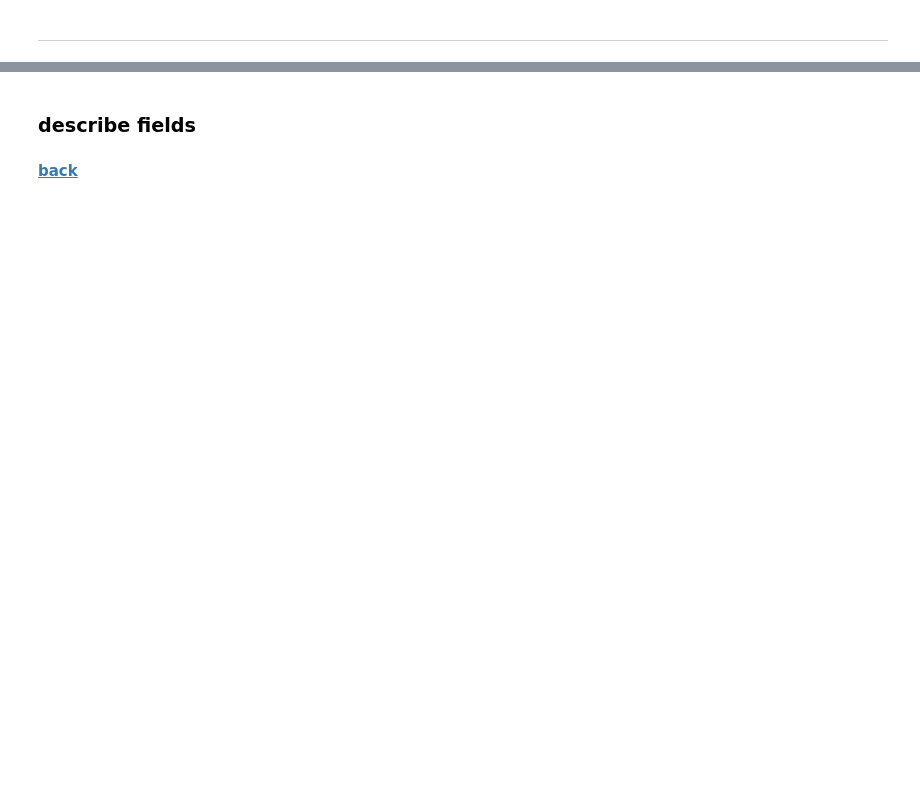
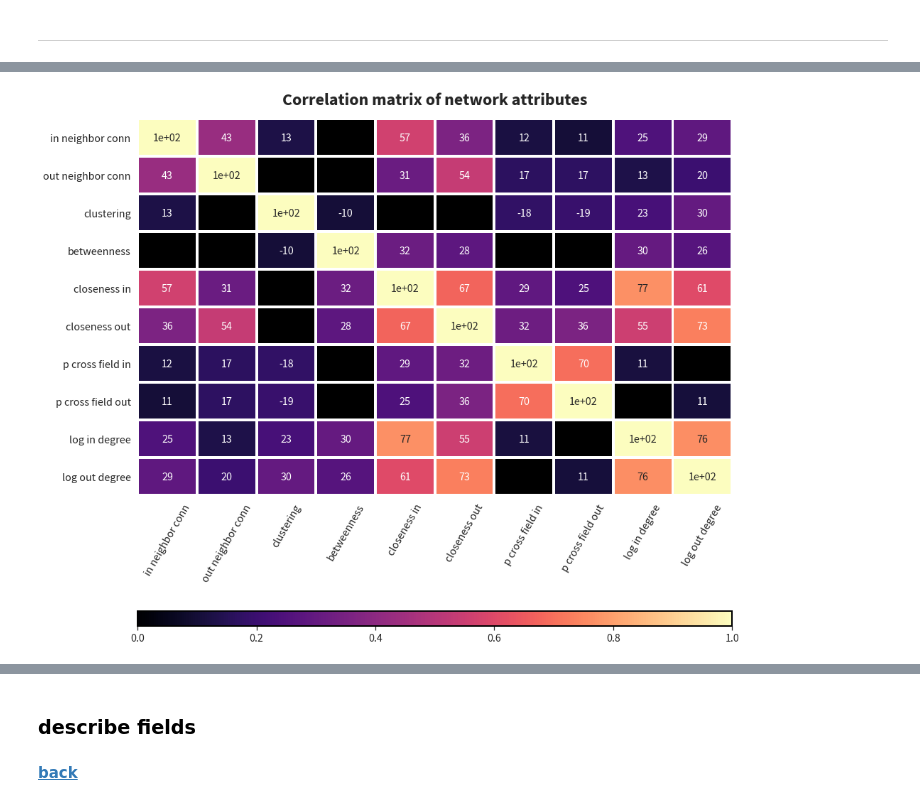
Before and after one commit to dormanh/wikipedia_philosophy, a Jupyter notebook: analysis.ipynb, the cells around one changed output, grey strips where cells are left out. Cells and saved outputs as stored; diff of their text form; code cells hidden in the pictures; blank space fills up the shorter version.

```diff
--- a/analysis.ipynb
+++ b/analysis.ipynb
@@ -656,0 +521,13 @@ nodes[[c for c in nodes.columns if "degree" in c]].corr().abs().pipe(
+# %%
+reg_df.corr().pipe(
+    lambda df: corr_heatmap(
+        df.abs(),
+        "Correlation matrix of network attributes",
+        annot=(df * 100).round(),
+        mask=df.abs() < 0.1,
+        cbar_pad=0.2,
+        xrotation=60,
+    )
+)
+# %% [output]
+[figure, added]
```
Also changed, not shown: parts of 94 cells of this notebook, 3 other files.
